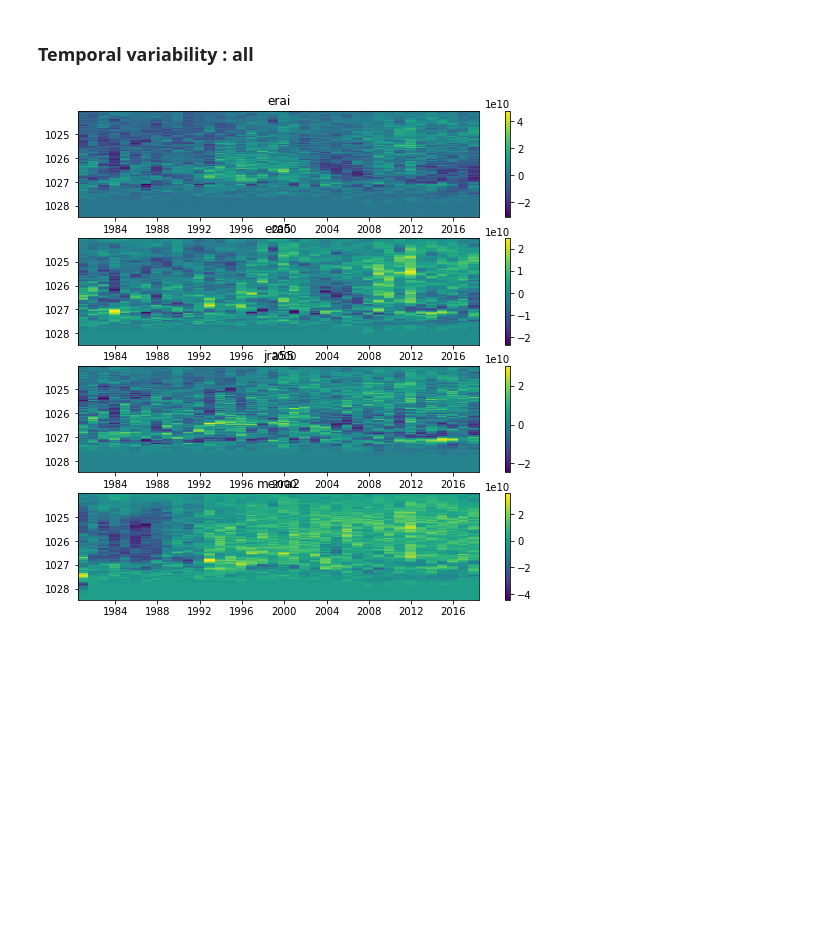
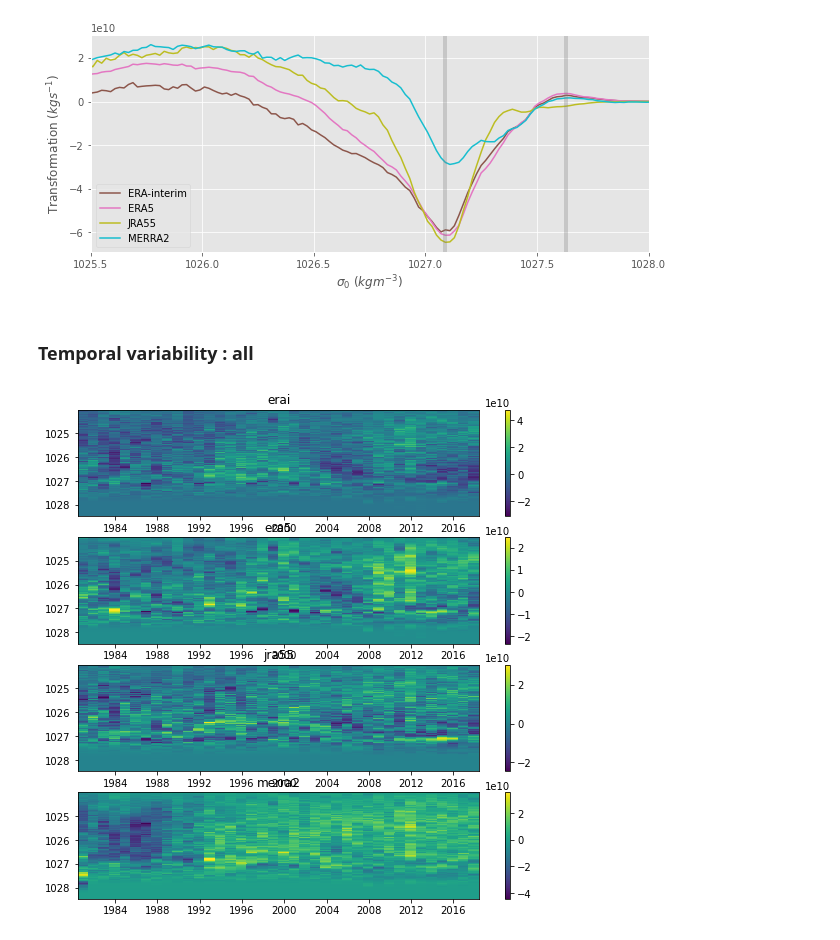
Before and after one commit to gmacgilchrist/so_decadal_variability, a Jupyter notebook: notebooks/reanalyses/draw_timeseries.ipynb, the cells around one changed output. Cells and saved outputs as stored; diff of their text form; code cells hidden in the pictures; blank space fills up the shorter version.

```diff
--- a/notebooks/reanalyses/draw_timeseries.ipynb
+++ b/notebooks/reanalyses/draw_timeseries.ipynb
@@ -32,3 +31,20 @@ plt.gca().legend()
+# %%
+fig,ax = plt.subplots(figsize = (10,4))
+for fluxname in fluxnames:
+    x = G[fluxname]['sigma0_bin']
+    y = G[fluxname]['total'].mean('time')
+    ax.plot(x,y,label=names[fluxname],color=colors[fluxname])
+ylim = ax.get_ylim()
+ax.plot([1027.09,1027.09], ylim,color='gray',linewidth=4,alpha=0.3)
+ax.plot([1027.63,1027.63], ylim,color='gray',linewidth=4,alpha=0.3)
+ax.set_xlim([1025.5,1028])
+ax.set_ylabel('Transformation ($kgs^{-1}$)')
+ax.set_xlabel('$\sigma_0$ ($kgm^{-3}$)')
+ax.autoscale(enable=True, axis='y', tight=True)
+ax.legend(loc='lower left')
+fig.savefig('../../figures/reanalyses_swmt_all.png',dpi=300)
+# %% [output]
+[figure, added]
 # %% [markdown]
 ### Temporal variability : all
 # %%
```
Also changed, not shown: parts of 5 cells of this notebook, 5 other files.
